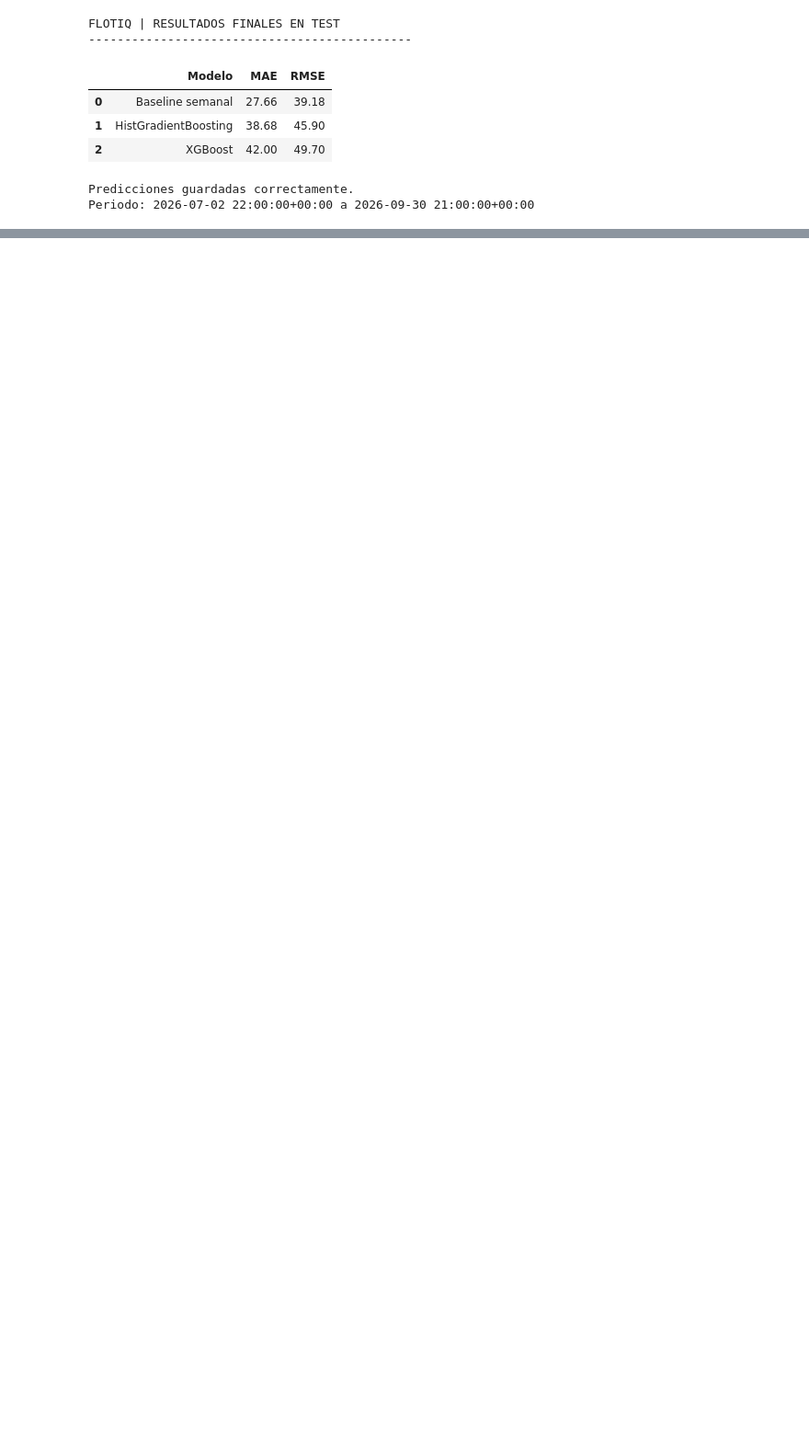
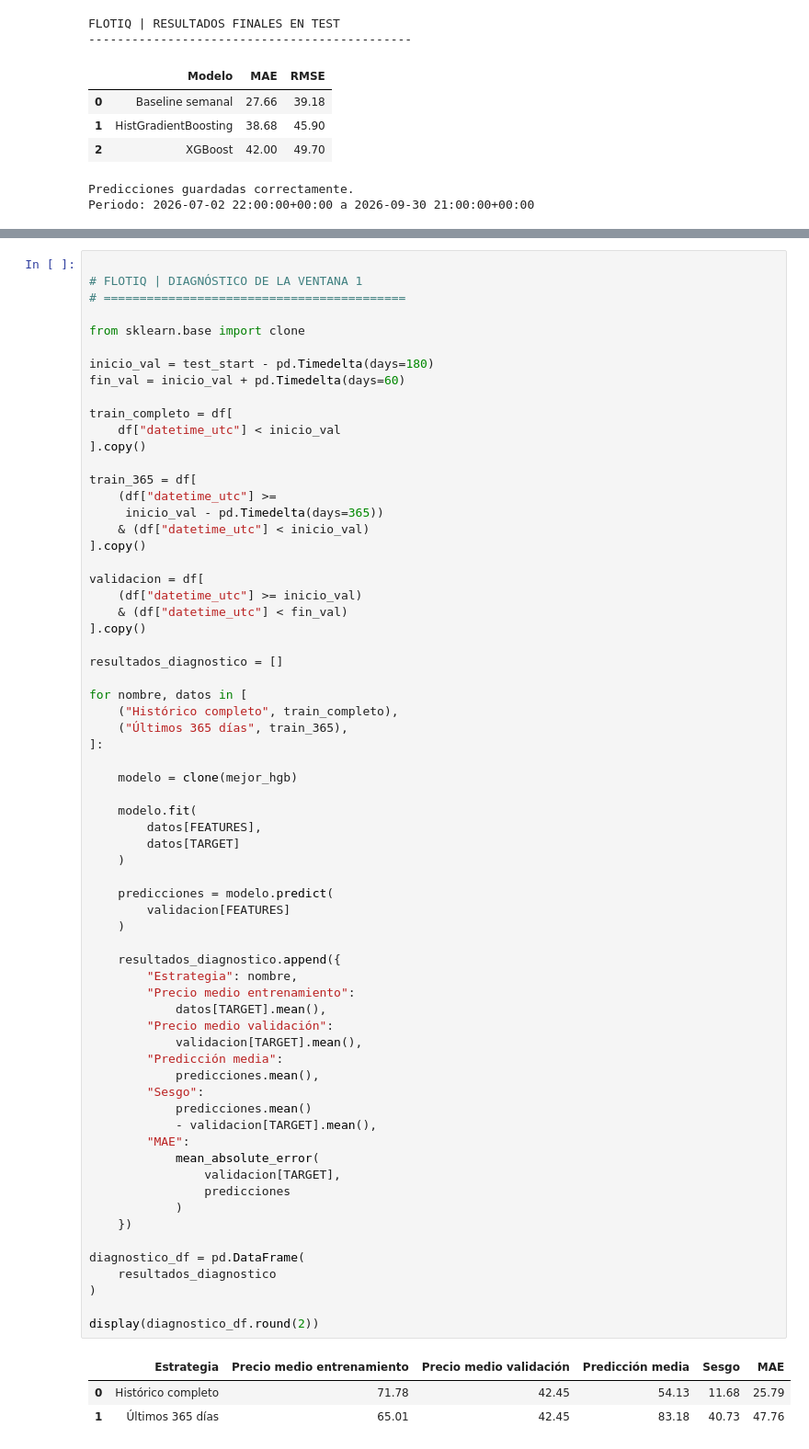
Before and after one commit to contactodiegovega/FlotIQ, a Jupyter notebook: notebooks/03_modelos_prediccion.ipynb, the cells around one changed output, grey strips where cells are left out. Shown at 92% size. Drawn from its saved outputs; the diff is of its cells as text; blank space fills up the shorter version.

```diff
--- a/notebooks/03_modelos_prediccion.ipynb
+++ b/notebooks/03_modelos_prediccion.ipynb
@@ -685,0 +920,70 @@ Periodo: 2026-07-02 22:00:00+00:00 a 2026-09-30 21:00:00+00:00
+# %%
+
+# FLOTIQ | DIAGNÓSTICO DE LA VENTANA 1
+# ==========================================
+
+from sklearn.base import clone
+
+inicio_val = test_start - pd.Timedelta(days=180)
+fin_val = inicio_val + pd.Timedelta(days=60)
+
+train_completo = df[
+    df["datetime_utc"] < inicio_val
+].copy()
+
+train_365 = df[
+    (df["datetime_utc"] >=
+     inicio_val - pd.Timedelta(days=365))
+    & (df["datetime_utc"] < inicio_val)
+].copy()
+
+validacion = df[
+    (df["datetime_utc"] >= inicio_val)
+    & (df["datetime_utc"] < fin_val)
+].copy()
+
+resultados_diagnostico = []
+
+for nombre, datos in [
+    ("Histórico completo", train_completo),
+    ("Últimos 365 días", train_365),
+]:
+
+    modelo = clone(mejor_hgb)
+
+    modelo.fit(
+        datos[FEATURES],
+        datos[TARGET]
+    )
+
+    predicciones = modelo.predict(
+        validacion[FEATURES]
+    )
+
+    resultados_diagnostico.append({
+        "Estrategia": nombre,
+        "Precio medio entrenamiento":
+            datos[TARGET].mean(),
+        "Precio medio validación":
+            validacion[TARGET].mean(),
+        "Predicción media":
+            predicciones.mean(),
+        "Sesgo":
+            predicciones.mean()
+            - validacion[TARGET].mean(),
+        "MAE":
+            mean_absolute_error(
+                validacion[TARGET],
+                predicciones
+            )
+    })
+
+diagnostico_df = pd.DataFrame(
+    resultados_diagnostico
+)
+
+display(diagnostico_df.round(2))
+# %% [output]
+|  | Estrategia | Precio medio entrenamiento | Precio medio validación | Predicción media | Sesgo | MAE |
+| 0 | Histórico completo | 71.78 | 42.45 | 54.13 | 11.68 | 25.79 |
+| 1 | Últimos 365 días | 65.01 | 42.45 | 83.18 | 40.73 | 47.76 |
```
Also changed, not shown: parts of 7 cells of this notebook, 1 other file.
